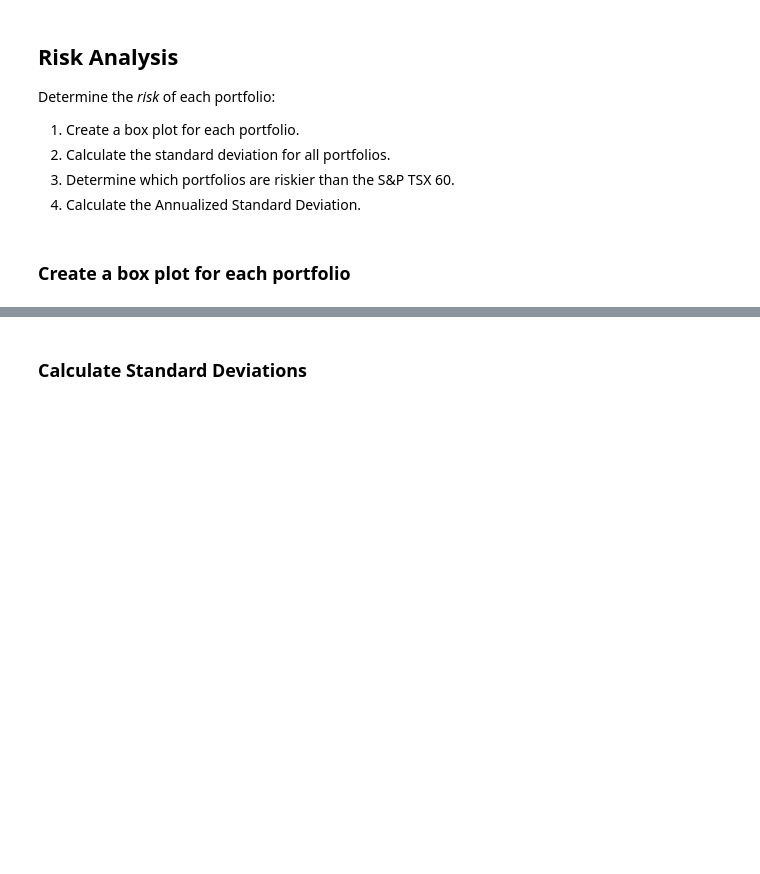
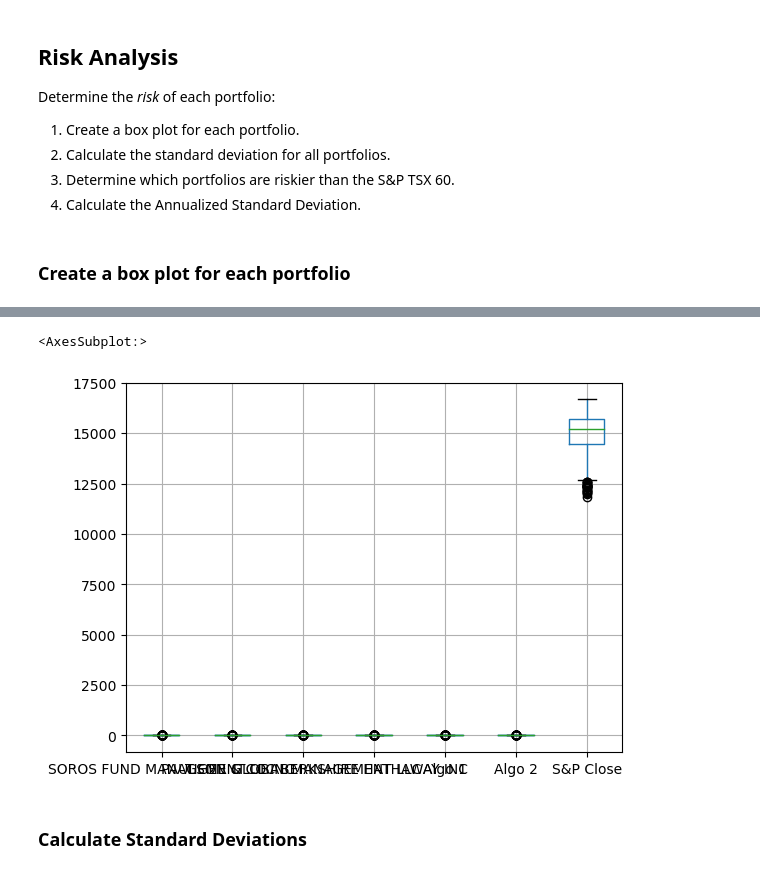
Before and after one commit to dileepadrd/module-4-challenge-algorithmic-trading-strategies, a Jupyter notebook: whale_analysis.ipynb, the cells around one changed output, grey strips where cells are left out. Cells and saved outputs as stored; diff of their text form; code cells hidden in the pictures; blank space fills up the shorter version.

```diff
--- a/whale_analysis.ipynb
+++ b/whale_analysis.ipynb
@@ -237,3 +253,9 @@ Determine the _risk_ of each portfolio:
+# %%
+# box plot for combined plots
+con_df.boxplot()
+# %% [output]
+<AxesSubplot:>
+[figure, added]
 # %% [markdown]
 ### Calculate Standard Deviations
 # %%
```
Also changed, not shown: parts of 4 cells of this notebook.
